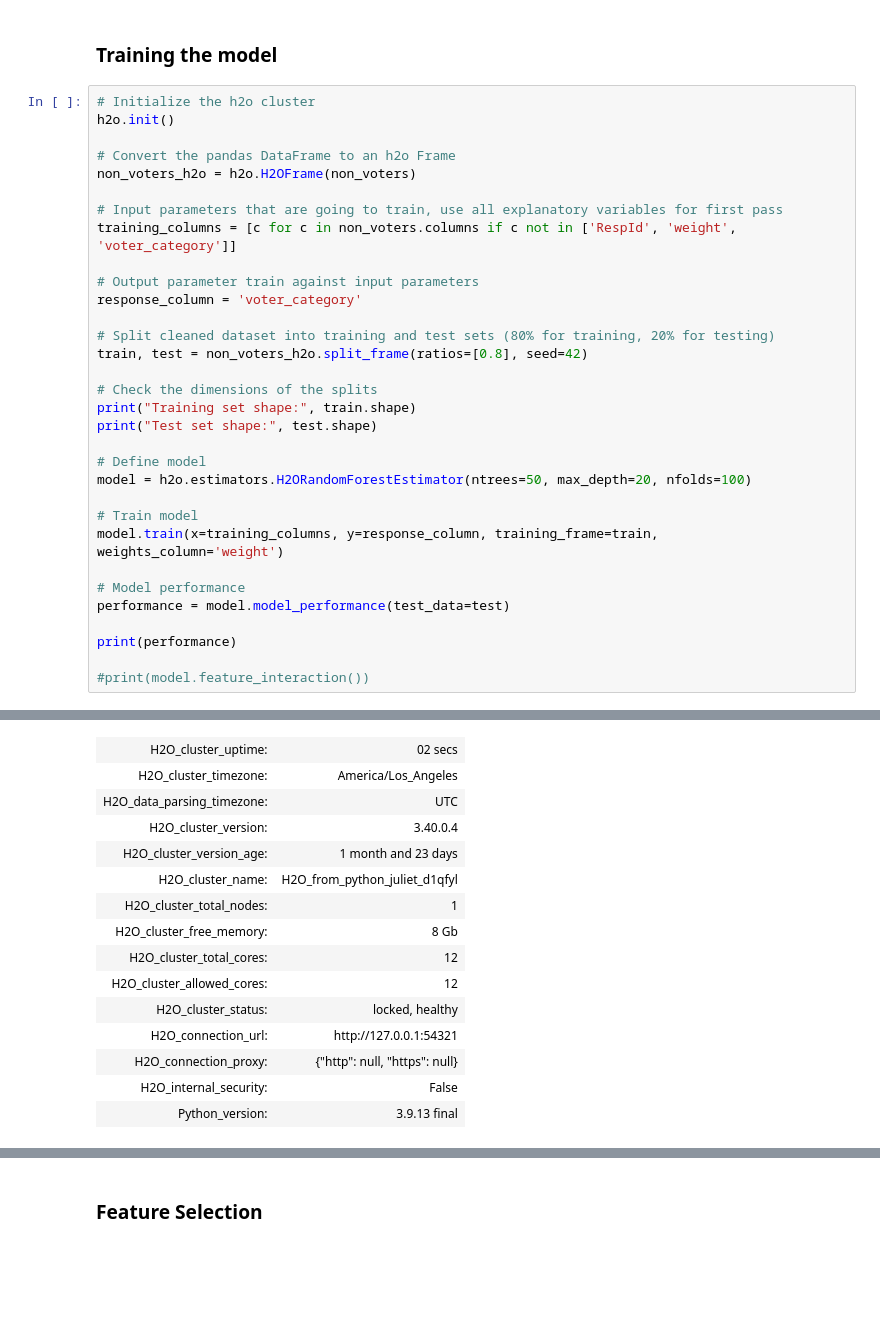
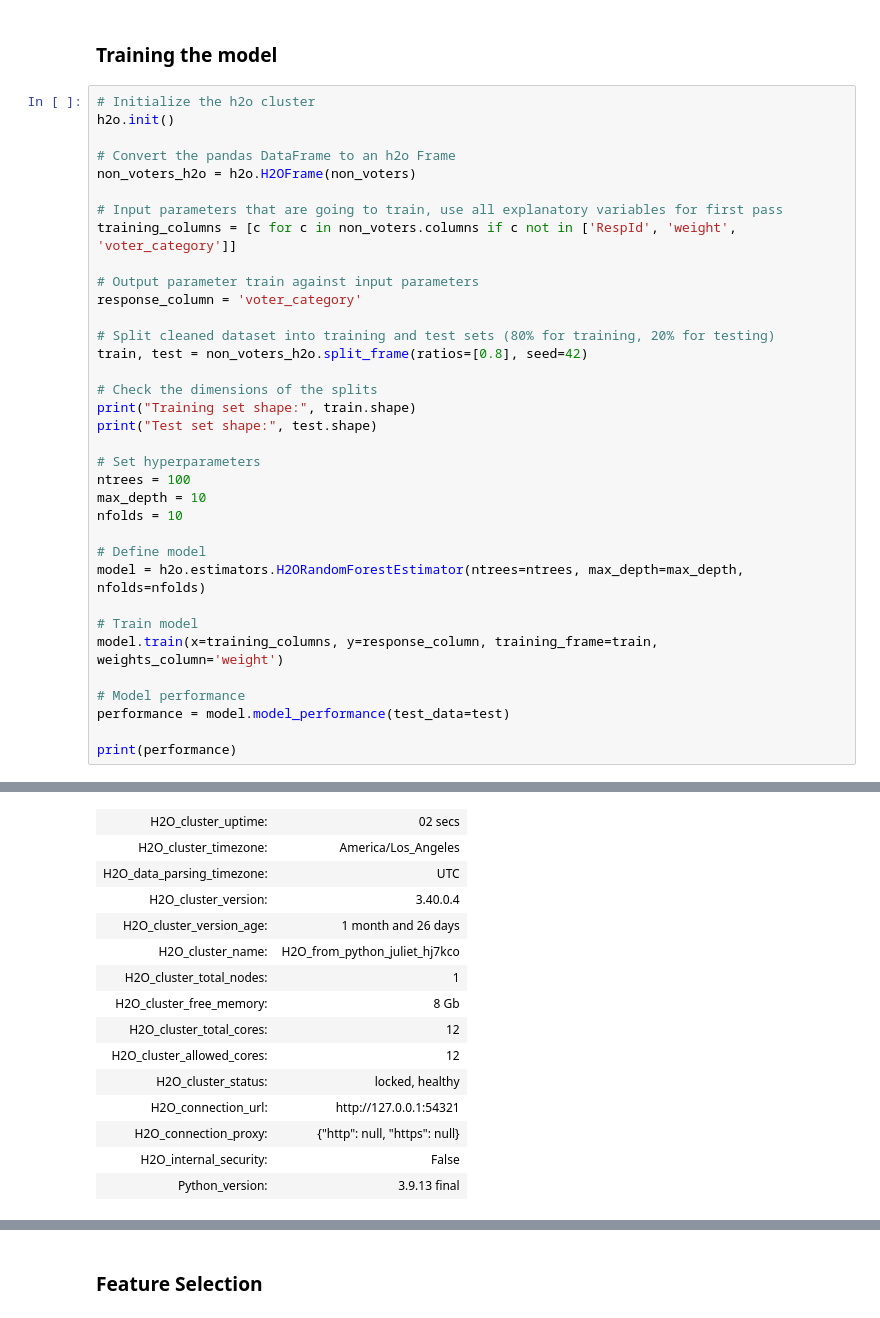
Before and after one commit to julietlawton/Predicting-Voting-Behavior, a Jupyter notebook: predicting_voting_behavior.ipynb, the cells around one changed output, grey strips where cells are left out. Cells and saved outputs as stored; diff of their text form; blank space fills up the shorter version.

```diff
--- a/predicting_voting_behavior.ipynb
+++ b/predicting_voting_behavior.ipynb
@@ -265,8 +337,13 @@ train, test = non_voters_h2o.split_frame(ratios=[0.8], seed=42)
 print("Training set shape:", train.shape)
 print("Test set shape:", test.shape)
 
+# Set hyperparameters
+ntrees = 100
+max_depth = 10
+nfolds = 10
+
 # Define model
-model = h2o.estimators.H2ORandomForestEstimator(ntrees=50, max_depth=20, nfolds=100)
+model = h2o.estimators.H2ORandomForestEstimator(ntrees=ntrees, max_depth=max_depth, nfolds=nfolds)
 
 # Train model
 model.train(x=training_columns, y=response_column, training_frame=train, weights_column='weight')
@@ -275,8 +352,6 @@ model.train(x=training_columns, y=response_column, training_frame=train, weights
 performance = model.model_performance(test_data=test)
 
 print(performance)
-
-#print(model.feature_interaction())
 # %% [output]
 Checking whether there is an H2O instance running at http://localhost:54321..... not found.
 Attempting to start a local H2O server...
@@ -288,11 +363,11 @@ Attempting to start a local H2O server...
   Server is running at http://127.0.0.1:54321
 Connecting to H2O server at http://127.0.0.1:54321 ... successful.
 | H2O_cluster_uptime: | 02 secs |
 | H2O_cluster_timezone: | America/Los_Angeles |
 | H2O_data_parsing_timezone: | UTC |
 | H2O_cluster_version: | 3.40.0.4 |
-| H2O_cluster_version_age: | 1 month and 23 days |
-| H2O_cluster_name: | H2O_from_python_juliet_d1qfyl |
+| H2O_cluster_version_age: | 1 month and 26 days |
+| H2O_cluster_name: | H2O_from_python_juliet_hj7kco |
 | H2O_cluster_total_nodes: | 1 |
 | H2O_cluster_free_memory: | 8 Gb |
 | H2O_cluster_total_cores: | 12 |
```
Also changed, not shown: parts of 13 cells of this notebook, 1 other file.
